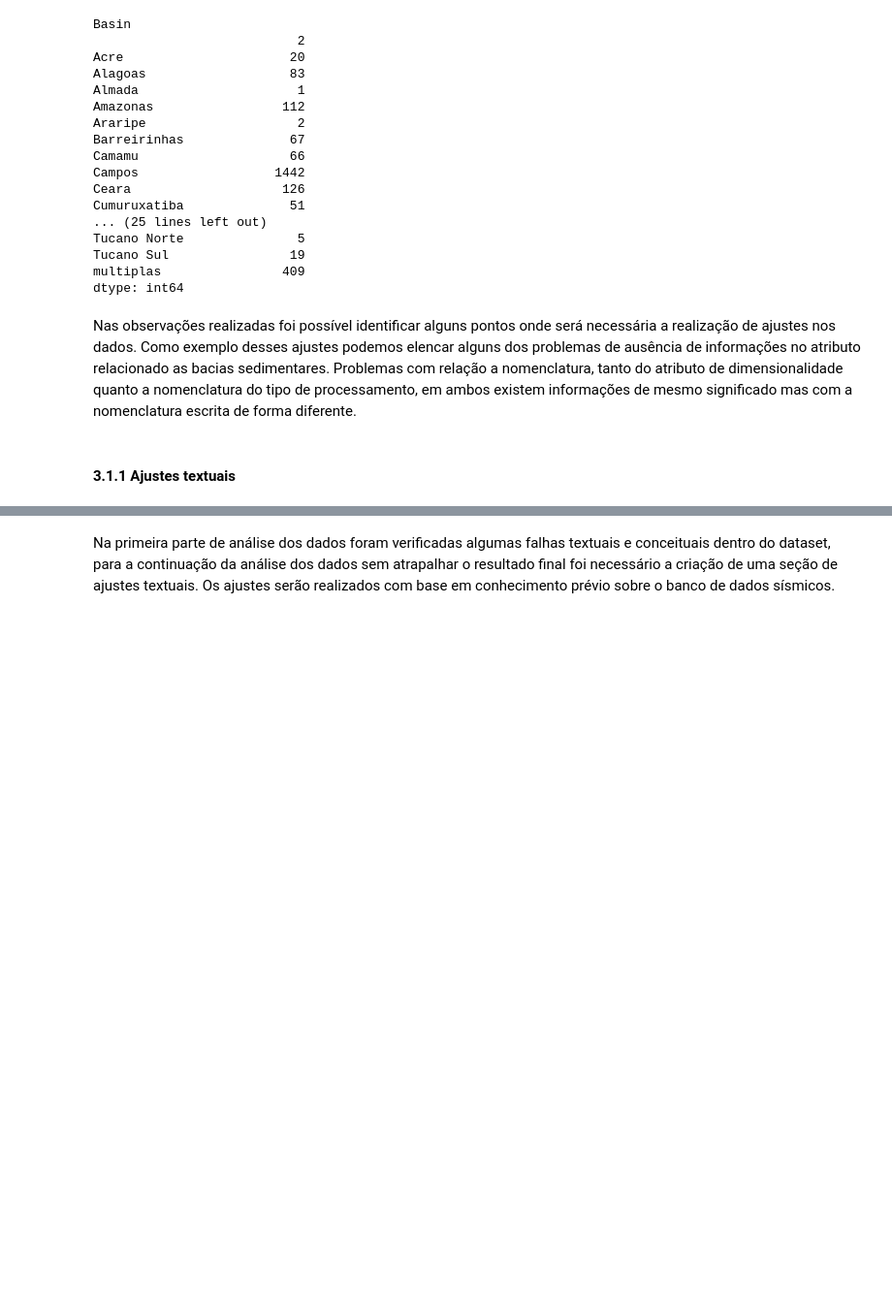
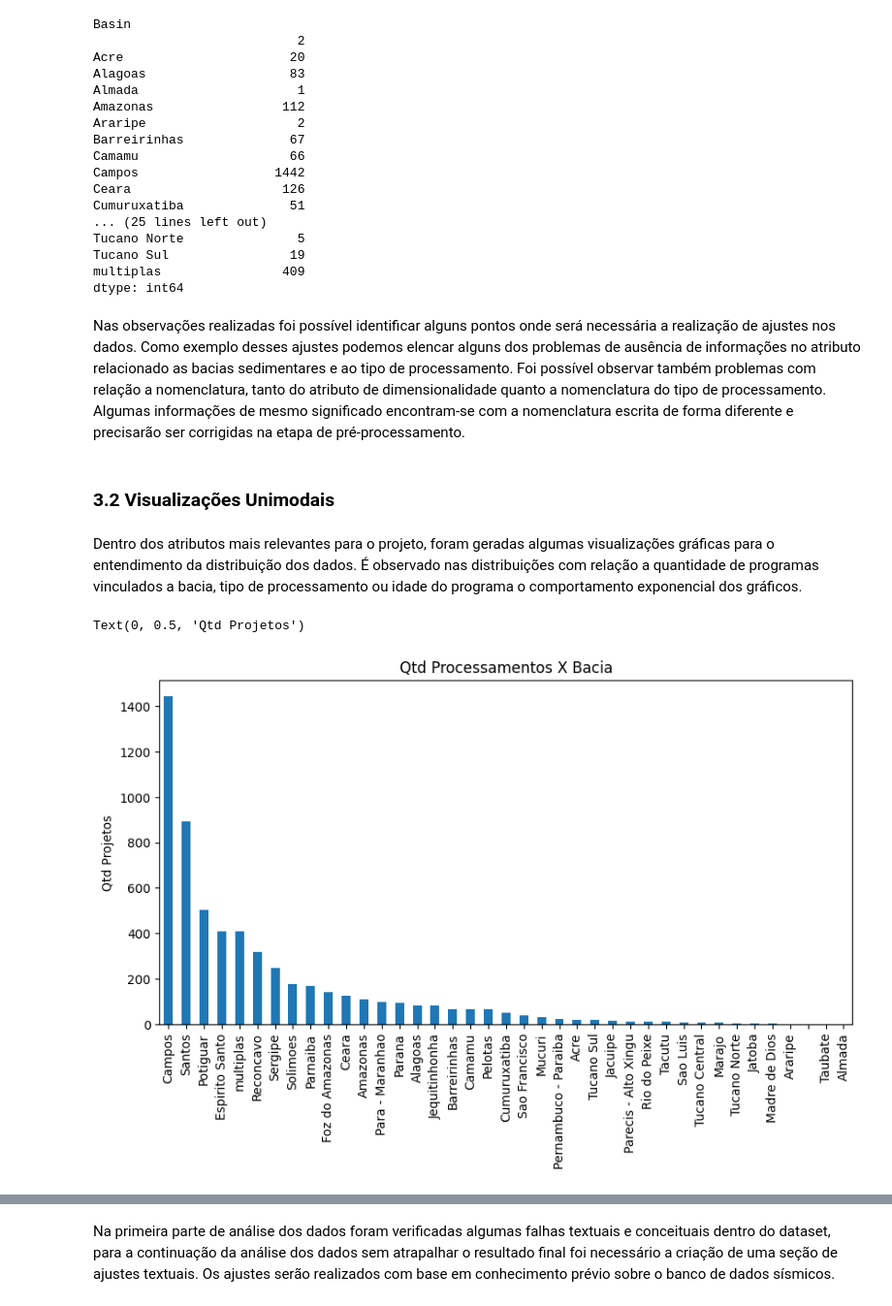
Before and after one commit to leoalexandre/MVP_ADBP, a Jupyter notebook: mvp_anp_seismic.ipynb, the cells around one changed output, grey strips where cells are left out. Shown at 97% size. Cells and saved outputs as stored; diff of their text form; code cells hidden in the pictures; blank space fills up the shorter version.

```diff
--- a/mvp_anp_seismic.ipynb
+++ b/mvp_anp_seismic.ipynb
@@ -239,6 +237,17 @@ Tucano Sul                19
 multiplas                409
 dtype: int64
 # %% [markdown]
-Nas observações realizadas foi possível identificar alguns pontos onde será necessária a realização de ajustes nos dados. Como exemplo desses ajustes podemos elencar alguns dos problemas de ausência de informações no atributo relacionado as bacias sedimentares. Problemas com relação a nomenclatura, tanto do atributo de dimensionalidade quanto a nomenclatura do tipo de processamento, em ambos existem informações de mesmo significado mas com a nomenclatura escrita de forma diferente.
+Nas observações realizadas foi possível identificar alguns pontos onde será necessária a realização de ajustes nos dados. Como exemplo desses ajustes podemos elencar alguns dos problemas de ausência de informações no atributo relacionado as bacias sedimentares e ao tipo de processamento. Foi possível observar também problemas com relação a nomenclatura, tanto do atributo de dimensionalidade quanto a nomenclatura do tipo de processamento. Algumas informações de mesmo significado encontram-se com a nomenclatura escrita de forma diferente e precisarão ser corrigidas na etapa de pré-processamento.
-# %% [markdown]
-#### 3.1.1 Ajustes textuais
+# %% [markdown]
+### 3.2 Visualizações Unimodais
+# %% [markdown]
+Dentro dos atributos mais relevantes para o projeto, foram geradas algumas visualizações gráficas para o entendimento da distribuição dos dados. É observado nas distribuições com relação a quantidade de programas vinculados a bacia, tipo de processamento ou idade do programa o comportamento exponencial dos gráficos.
+# %%
+#Plotando a quantidade de processamentos existente em cada bacia sedimentar
+df_bacias = dados_anp['Basin'].value_counts()
+df_bacias.plot(kind= 'bar', figsize=(10,5))
+plt.title('Qtd Processamentos X Bacia')
+plt.ylabel('Qtd Projetos')
+# %% [output]
+Text(0, 0.5, 'Qtd Projetos')
+[figure, added]
```
Also changed, not shown: parts of 32 cells of this notebook.
